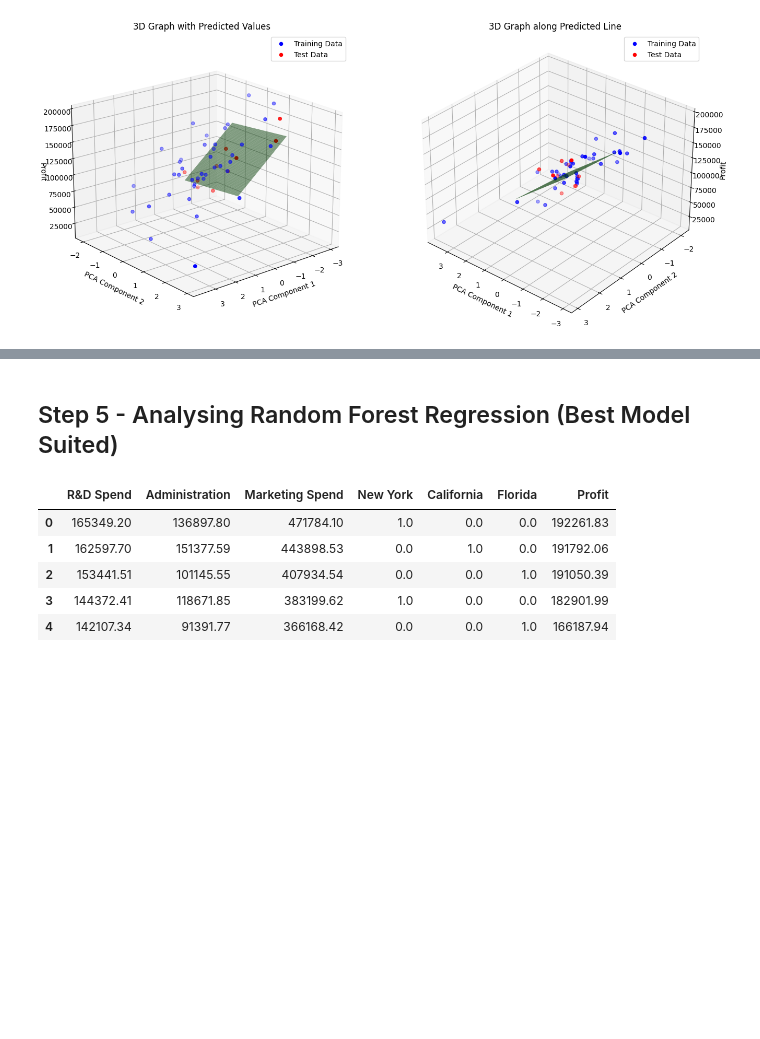
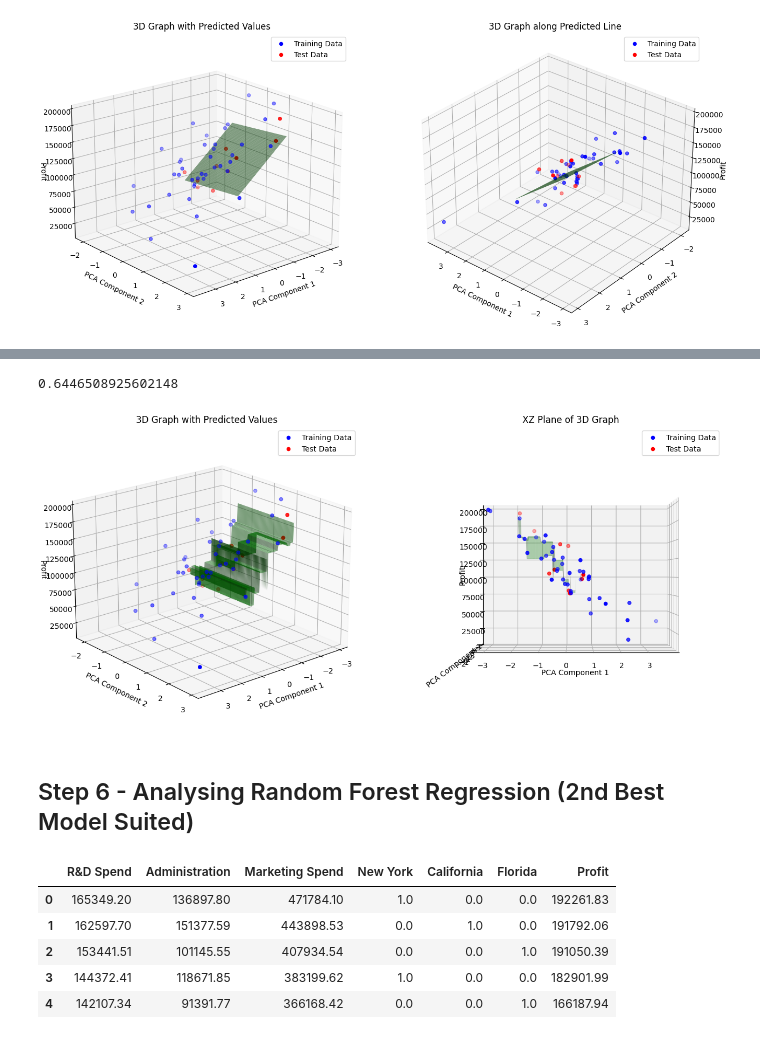
Before and after one commit to lakshya324/MLCOE-Task-2, a Jupyter notebook: task2_1_Regession.ipynb, the cells around one changed output, grey strips where cells are left out. Cells and saved outputs as stored; diff of their text form; code cells hidden in the pictures; blank space fills up the shorter version.

```diff
--- a/task2_1_Regession.ipynb
+++ b/task2_1_Regession.ipynb
@@ -726,0 +764,6 @@ plt.show()
+# %%
+from sklearn.decomposition import PCA
+pca=PCA(n_components=2)
+x_train_new3=pca.fit_transform(x_train)
+x_test_new3=pca.transform(x_test)
+x_test_new3
@@ -727,5 +781,50 @@ plt.show()
+# %%
+regressor=DecisionTreeRegressor(random_state=0)
+regressor.fit(x_train_new3,y_train)
+y_pred=regressor.predict(x_test_new3)
+score=r2_score(y_test,y_pred)
+score
+# %% [output]
+0.6446508925602148
+# %%
+fig = plt.figure(figsize=(16,12))
+ax1 = fig.add_subplot(121, projection='3d')
+ax1.scatter(x_train_new3[:, 0], x_train_new3[:, 1], y_train, c='blue', label='Training Data')
+ax1.scatter(x_test_new3[:, 0], x_test_new3[:, 1], y_test, c='red', label='Test Data')
+x_plane = np.linspace(min(x_test_new3[:, 0]), max(x_test_new3[:, 0]), 100)
+y_plane = np.linspace(min(x_test_new3[:, 1]), max(x_test_new3[:, 1]), 100)
+x_plane, y_plane = np.meshgrid(x_plane, y_plane)
+z_plane = regressor.predict(np.c_[x_plane.reshape(-1), y_plane.reshape(-1)])
+z_plane = z_plane.reshape(x_plane.shape)
+ax1.plot_surface(x_plane, y_plane, z_plane,alpha=0.5,color='green')
+ax1.set_xlabel('PCA Component 1')
+ax1.set_ylabel('PCA Component 2')
+ax1.set_zlabel('Profit')
+ax1.set_title('3D Graph with Predicted Values')
+ax1.view_init(elev=20, azim=50)
+ax1.legend()
+
+ax2 = fig.add_subplot(122, projection='3d')
+ax2.scatter(x_train_new3[:, 0], x_train_new3[:, 1], y_train, c='blue', label='Training Data')
+ax2.scatter(x_test_new3[:, 0], x_test_new3[:, 1], y_test, c='red', label='Test Data')
+x_plane = np.linspace(min(x_test_new3[:, 0]), max(x_test_new3[:, 0]), 100)
+y_plane = np.linspace(min(x_test_new3[:, 1]), max(x_test_new3[:, 1]), 100)
+x_plane, y_plane = np.meshgrid(x_plane, y_plane)
+z_plane = regressor.predict(np.c_[x_plane.reshape(-1), y_plane.reshape(-1)])
+z_plane = z_plane.reshape(x_plane.shape)
+ax2.plot_surface(x_plane, y_plane, z_plane,alpha=0.3,color='green')
+ax2.set_xlabel('PCA Component 1')
+ax2.set_ylabel('PCA Component 2')
+ax2.set_zlabel('Profit')
+ax2.set_title('XZ Plane of 3D Graph')
+ax2.legend()
+ax2.view_init(elev=0, azim=-90)
+
+plt.show()
+# %% [output]
+[figure, added]
 # %% [markdown]
-## Step 5 - Analysing Random Forest Regression (Best Model Suited)
+## Step 6 - Analysing Random Forest Regression (2nd Best Model Suited)
 # %%
 df_refined.head()
 # %% [output]
```
Also changed, not shown: parts of 14 cells of this notebook.
